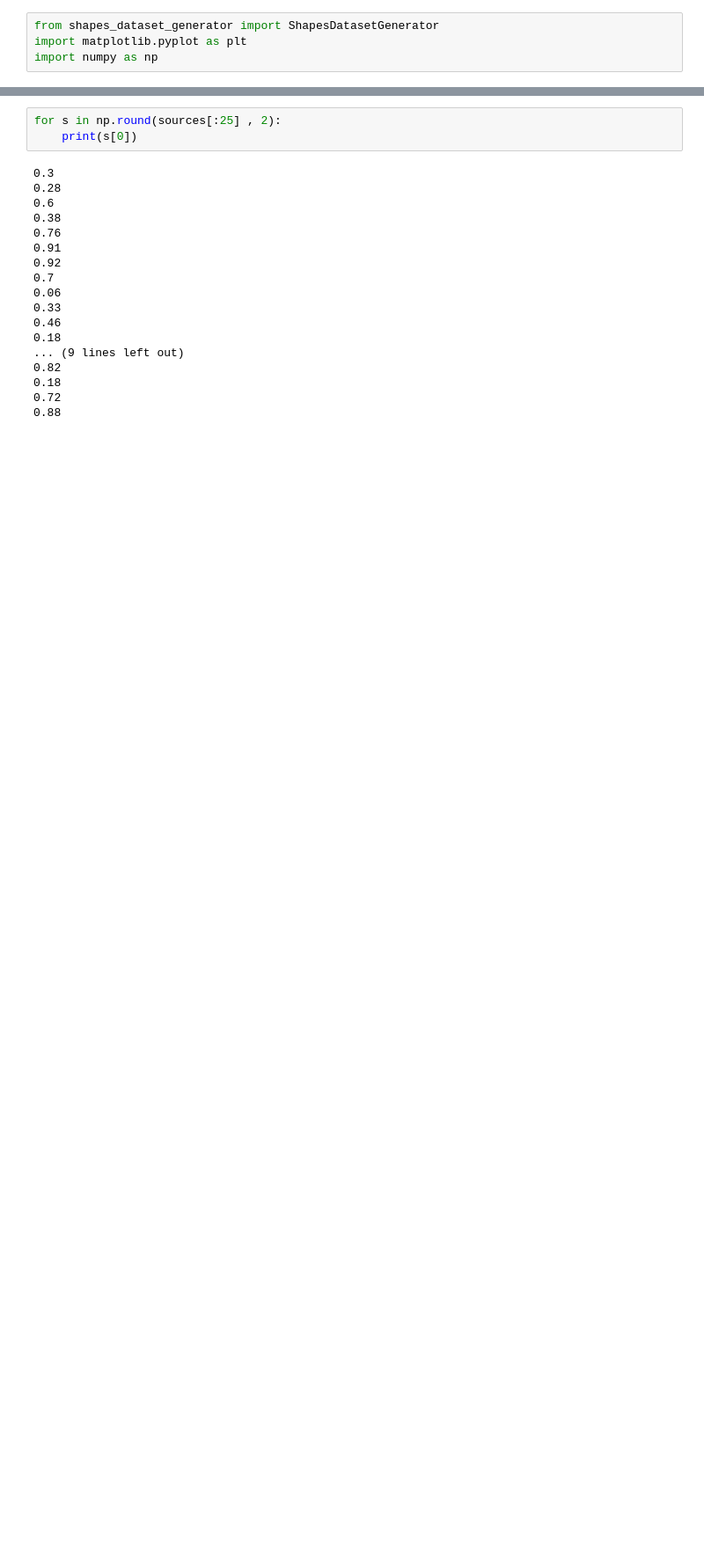
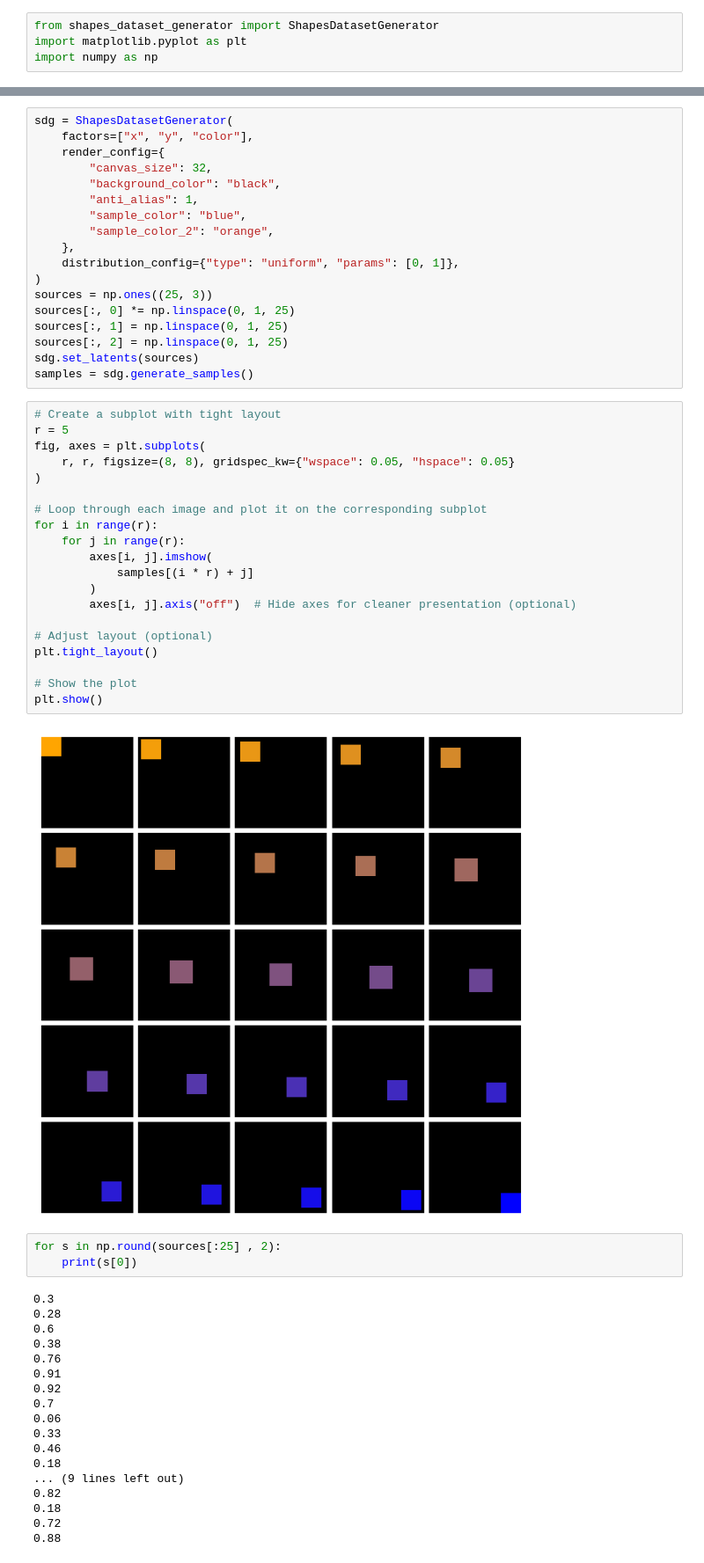
Before and after one commit to AdirTuval/vae-lab-project, a Jupyter notebook: tmpnotebook.ipynb, the cells around one changed output, grey strips where cells are left out. Shown: that part at 88% size. Drawn from its saved outputs; the diff is of its cells as text; blank space fills up the shorter version.

```diff
--- a/tmpnotebook.ipynb
+++ b/tmpnotebook.ipynb
@@ -16,3 +5,43 @@ samples, sources = sdg.generate(100)
+# %%
+sdg = ShapesDatasetGenerator(
+    factors=["x", "y", "color"],
+    render_config={
+        "canvas_size": 32,
+        "background_color": "black",
+        "anti_alias": 1,
+        "sample_color": "blue",
+        "sample_color_2": "orange",
+    },
+    distribution_config={"type": "uniform", "params": [0, 1]},
+)
+sources = np.ones((25, 3))
+sources[:, 0] *= np.linspace(0, 1, 25)
+sources[:, 1] = np.linspace(0, 1, 25)
+sources[:, 2] = np.linspace(0, 1, 25)
+sdg.set_latents(sources)
+samples = sdg.generate_samples()
+# %%
+# Create a subplot with tight layout
+r = 5
+fig, axes = plt.subplots(
+    r, r, figsize=(8, 8), gridspec_kw={"wspace": 0.05, "hspace": 0.05}
+)
+
+# Loop through each image and plot it on the corresponding subplot
+for i in range(r):
+    for j in range(r):
+        axes[i, j].imshow(
+            samples[(i * r) + j]
+        )
+        axes[i, j].axis("off")  # Hide axes for cleaner presentation (optional)
+
+# Adjust layout (optional)
+plt.tight_layout()
+
+# Show the plot
+plt.show()
+# %% [output]
+[figure, added]
 # %%
 for s in np.round(sources[:25] , 2):
     print(s[0])
```
Also changed, not shown: parts of 2 cells of this notebook, 4 other files.
